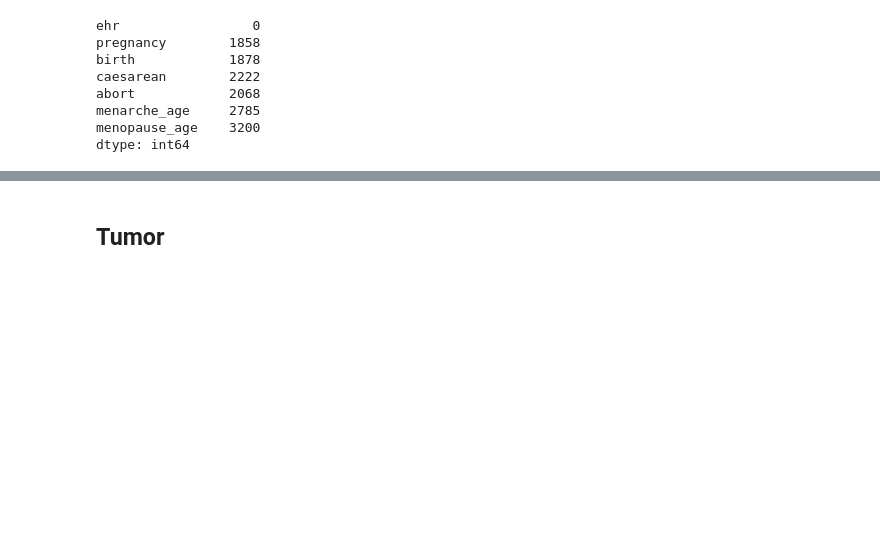
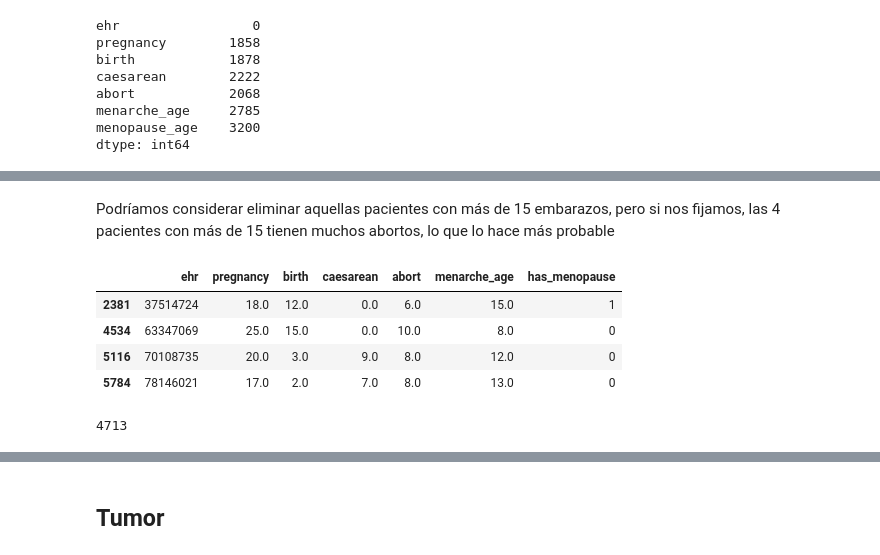
Before and after one commit to MrGG14/cancer_mama, a Jupyter notebook: code/preprocessing.ipynb, the cells around one changed output, grey strips where cells are left out. Drawn from its saved outputs; the diff is of its cells as text; code cells hidden in the pictures; blank space fills up the shorter version.

```diff
--- a/code/preprocessing.ipynb
+++ b/code/preprocessing.ipynb
@@ -665,3 +613,17 @@ len(gynecological.ehr.unique())
+# %% [markdown]
+Podríamos considerar eliminar aquellas pacientes con más de 15 embarazos, pero si nos fijamos, las 4 pacientes con más de 15 tienen muchos abortos, lo que lo hace más probable
+# %%
+gynecological[gynecological['pregnancy']>15]
+# %% [output]
+|  | ehr | pregnancy | birth | caesarean | abort | menarche_age | has_menopause |
+| 2381 | 37514724 | 18.0 | 12.0 | 0.0 | 6.0 | 15.0 | 1 |
+| 4534 | 63347069 | 25.0 | 15.0 | 0.0 | 10.0 | 8.0 | 0 |
+| 5116 | 70108735 | 20.0 | 3.0 | 9.0 | 8.0 | 12.0 | 0 |
+| 5784 | 78146021 | 17.0 | 2.0 | 7.0 | 8.0 | 13.0 | 0 |
+# %%
+len(gynecological)
+# %% [output]
+4713
 # %%
 elementos_comunes = set(gynecological['ehr']).intersection(set(patients['ehr']))
 len(elementos_comunes)
```
Also changed, not shown: parts of 60 cells of this notebook.
